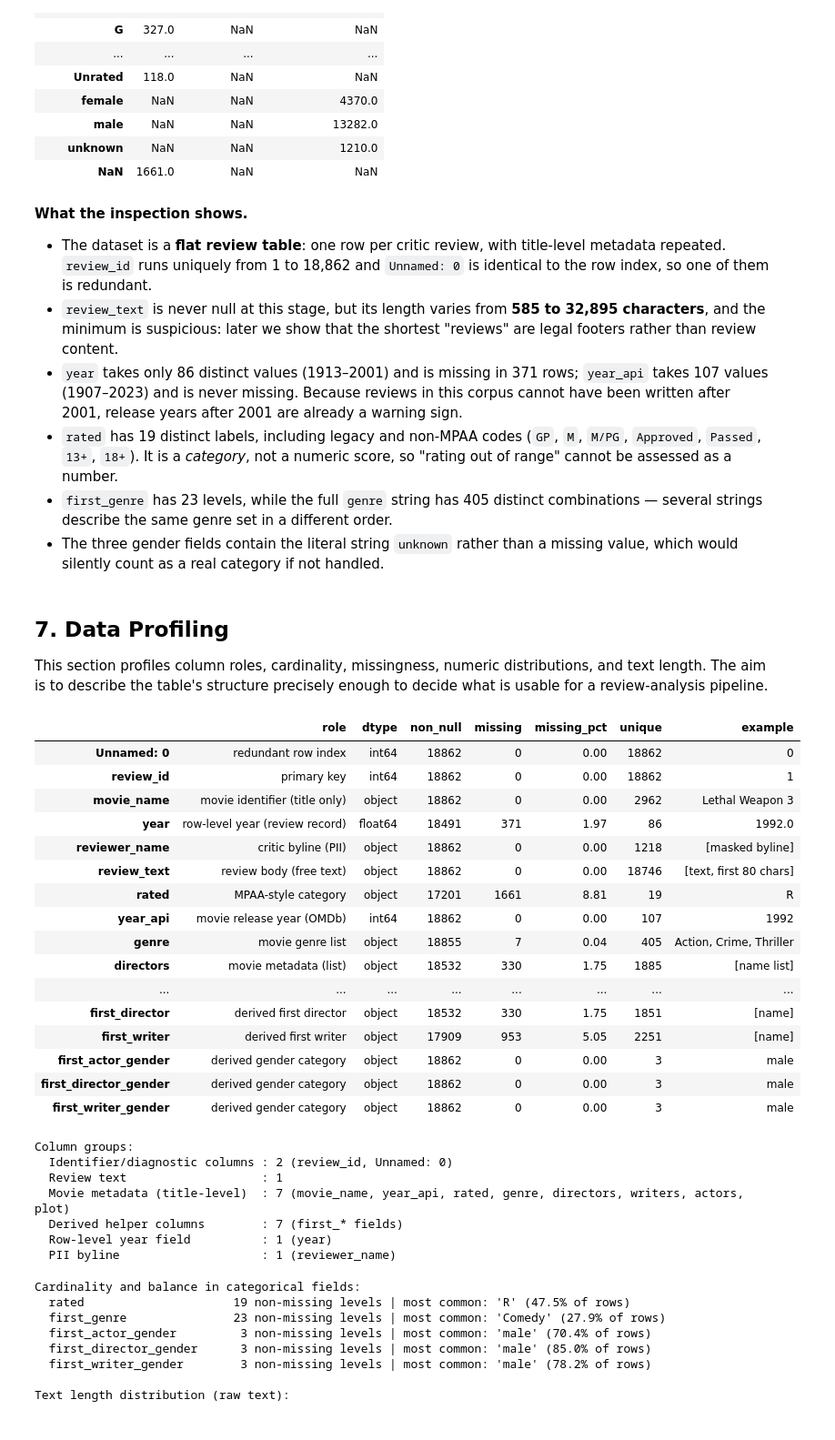
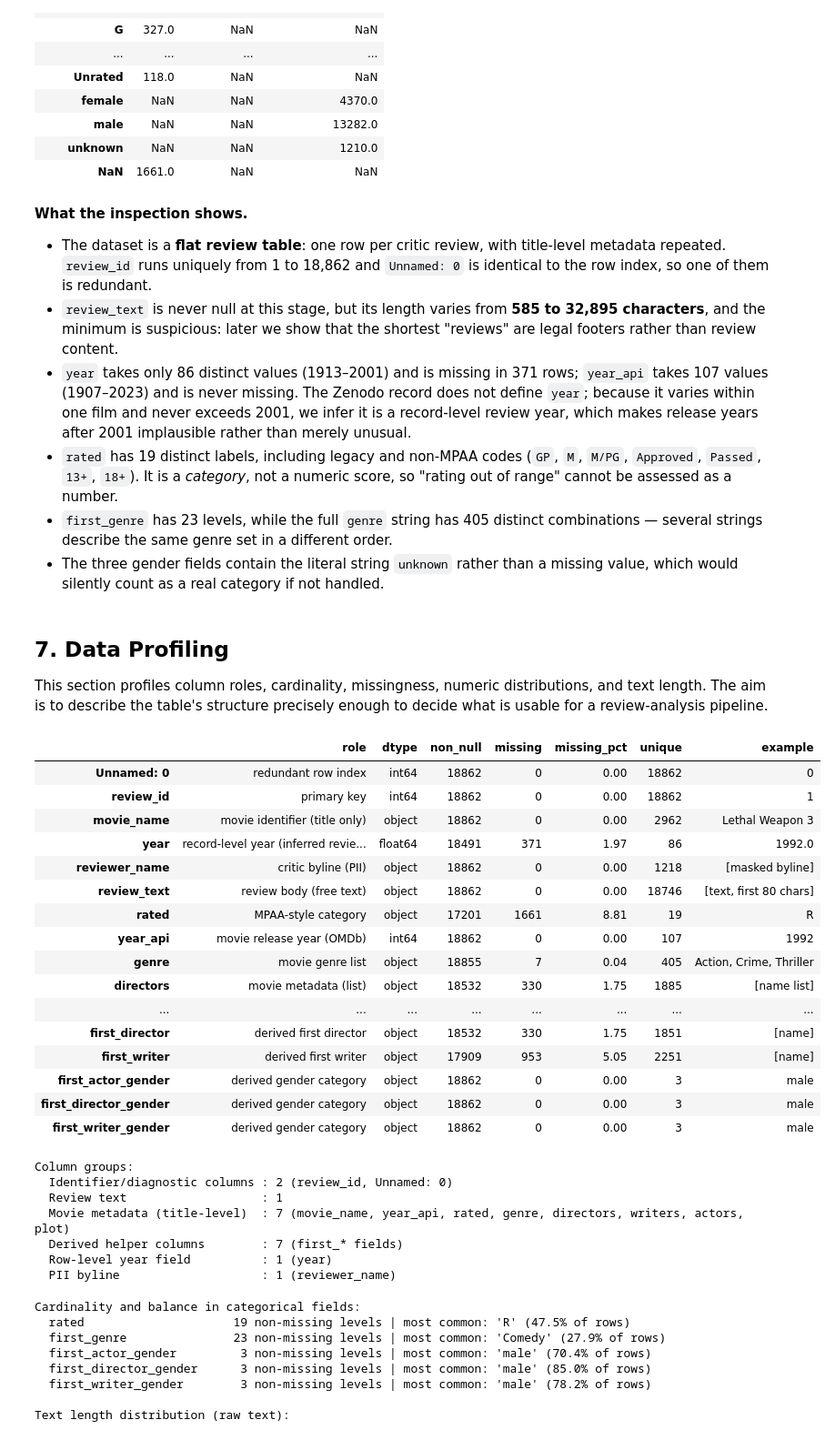
Before and after one commit to a207334-cmyk/data-engineering-group-project, a Jupyter notebook: Assignment1_EDA.ipynb, the cells around one changed output. Shown at 91% size. Cells and saved outputs as stored; diff of their text form; code cells hidden in the pictures.

```diff
--- a/Assignment1_EDA.ipynb
+++ b/Assignment1_EDA.ipynb
@@ -526,7 +540,7 @@ Categorical level counts:
 
 - The dataset is a **flat review table**: one row per critic review, with title-level metadata repeated. `review_id` runs uniquely from 1 to 18,862 and `Unnamed: 0` is identical to the row index, so one of them is redundant.
 - `review_text` is never null at this stage, but its length varies from **585 to 32,895 characters**, and the minimum is suspicious: later we show that the shortest "reviews" are legal footers rather than review content.
-- `year` takes only 86 distinct values (1913–2001) and is missing in 371 rows; `year_api` takes 107 values (1907–2023) and is never missing. Because reviews in this corpus cannot have been written after 2001, release years after 2001 are already a warning sign.
+- `year` takes only 86 distinct values (1913–2001) and is missing in 371 rows; `year_api` takes 107 values (1907–2023) and is never missing. The Zenodo record does not define `year`; because it varies within one film and never exceeds 2001, we infer it is a record-level review year, which makes release years after 2001 implausible rather than merely unusual.
 - `rated` has 19 distinct labels, including legacy and non-MPAA codes (`GP`, `M`, `M/PG`, `Approved`, `Passed`, `13+`, `18+`). It is a *category*, not a numeric score, so "rating out of range" cannot be assessed as a number.
 - `first_genre` has 23 levels, while the full `genre` string has 405 distinct combinations — several strings describe the same genre set in a different order.
 - The three gender fields contain the literal string `unknown` rather than a missing value, which would silently count as a real category if not handled.
@@ -539,7 +553,7 @@ role_map = {
     "Unnamed: 0": "redundant row index",
     "review_id": "primary key",
     "movie_name": "movie identifier (title only)",
-    "year": "row-level year (review record)",
+    "year": "record-level year (inferred review year)",
     "reviewer_name": "critic byline (PII)",
     "review_text": "review body (free text)",
     "rated": "MPAA-style category",
@@ -570,34 +584,34 @@ profiling = pd.DataFrame({
         "1" if c == "review_id" else
         "Lethal Weapon 3" if c == "movie_name" else
         "1992.0" if c == "year" else
         "[masked byline]" if c == "reviewer_name" else
         "[text, first 80 chars]" if c == "review_text" else
         "R" if c == "rated" else
         "1992" if c == "year_api" else
         "Action, Crime, Thriller" if c == "genre" else
         "[name list]" if c in {"directors", "writers", "actors"} else
         "[plot text]" if c == "plot" else
         "Action" if c == "first_genre" else
         "[name]" if c in {"first_actor", "first_director", "first_writer"} else
         "male" if c.endswith("_gender") else ""
         for c in df.columns
     ],
 })
 display(profiling)
 
 print("Column groups:")
 print(f"  Identifier/diagnostic columns : 2 (review_id, Unnamed: 0)")
 print(f"  Review text                   : 1")
 print(f"  Movie metadata (title-level)  : 7 (movie_name, year_api, rated, genre, directors, writers, actors, plot)")
 print(f"  Derived helper columns        : 7 (first_* fields)")
 print(f"  Row-level year field          : 1 (year)")
 print(f"  PII byline                    : 1 (reviewer_name)")
 # %% [output]
 |  | role | dtype | non_null | missing | missing_pct | unique | example |
 | Unnamed: 0 | redundant row index | int64 | 18862 | 0 | 0.00 | 18862 | 0 |
 | review_id | primary key | int64 | 18862 | 0 | 0.00 | 18862 | 1 |
 | movie_name | movie identifier (title only) | object | 18862 | 0 | 0.00 | 2962 | Lethal Weapon 3 |
-| year | row-level year (review record) | float64 | 18491 | 371 | 1.97 | 86 | 1992.0 |
+| year | record-level year (inferred revie... | float64 | 18491 | 371 | 1.97 | 86 | 1992.0 |
 | reviewer_name | critic byline (PII) | object | 18862 | 0 | 0.00 | 1218 | [masked byline] |
 | review_text | review body (free text) | object | 18862 | 0 | 0.00 | 18746 | [text, first 80 chars] |
 | rated | MPAA-style category | object | 17201 | 1661 | 8.81 | 19 | R |
```
Also changed, not shown: parts of 19 cells of this notebook, 5 other files.
